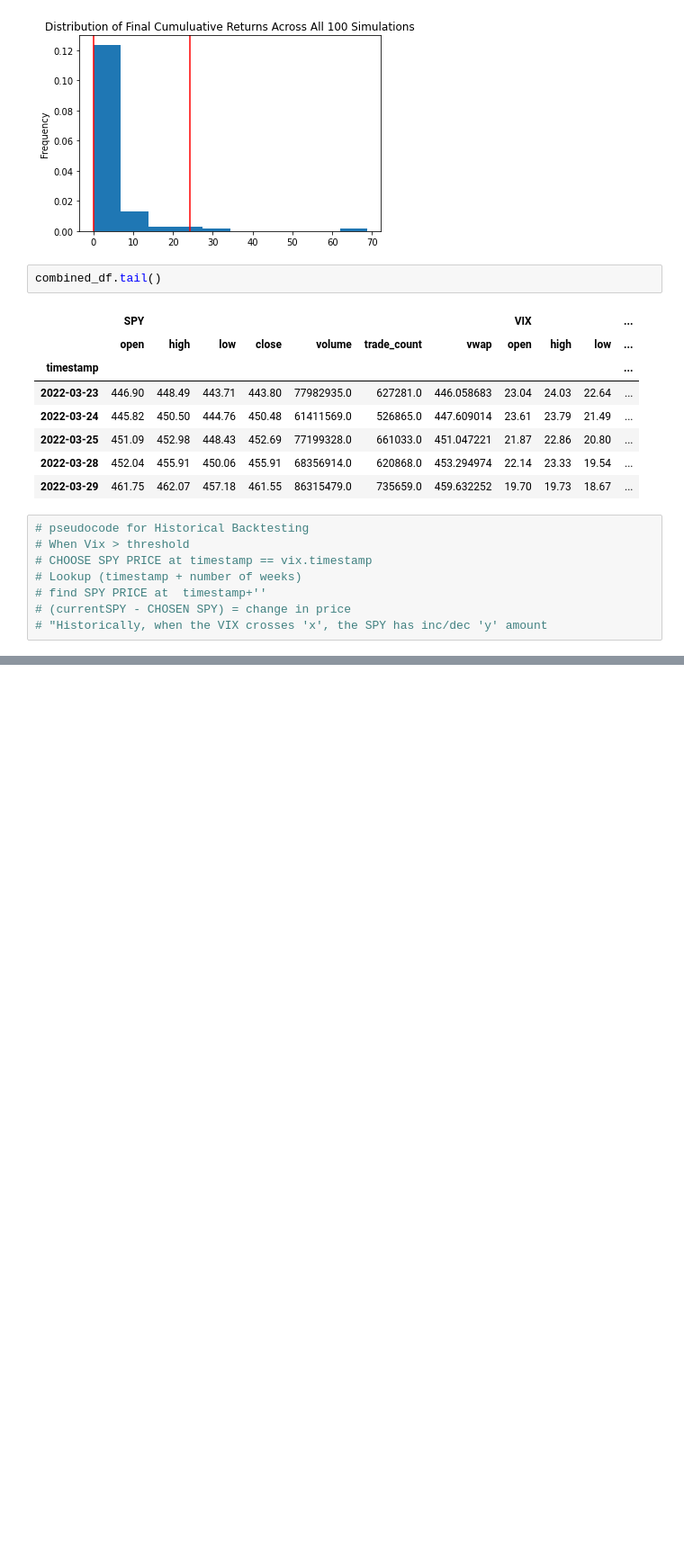
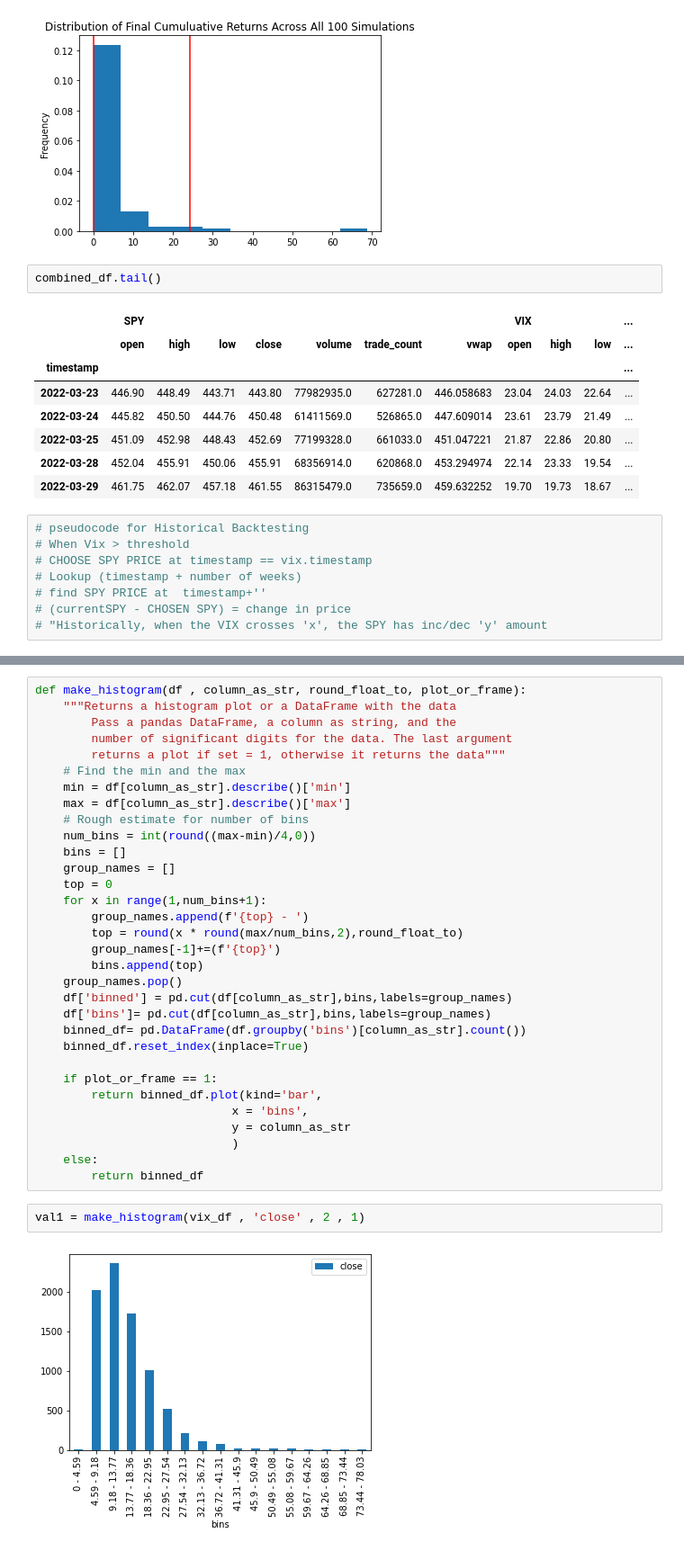
Before and after one commit to JoeHGeoghegan/VIX_Timing_The_Market, a Jupyter notebook: Notebooks/Laramie.ipynb, the cells around one changed output, grey strips where cells are left out. Shown at 90% size. Cells and saved outputs as stored; diff of their text form; blank space fills up the shorter version.

```diff
--- a/Notebooks/Laramie.ipynb
+++ b/Notebooks/Laramie.ipynb
@@ -164,0 +208,36 @@ combined_df.tail()
+# %%
+def make_histogram(df , column_as_str, round_float_to, plot_or_frame):
+    """Returns a histogram plot or a DataFrame with the data
+        Pass a pandas DataFrame, a column as string, and the
+        number of significant digits for the data. The last argument
+        returns a plot if set = 1, otherwise it returns the data"""
+    # Find the min and the max
+    min = df[column_as_str].describe()['min']
+    max = df[column_as_str].describe()['max']
+    # Rough estimate for number of bins
+    num_bins = int(round((max-min)/4,0))
+    bins = []
+    group_names = []
+    top = 0
+    for x in range(1,num_bins+1):
+        group_names.append(f'{top} - ')
+        top = round(x * round(max/num_bins,2),round_float_to)
+        group_names[-1]+=(f'{top}')
+        bins.append(top)
+    group_names.pop()
+    df['binned'] = pd.cut(df[column_as_str],bins,labels=group_names)
+    df['bins']= pd.cut(df[column_as_str],bins,labels=group_names)
+    binned_df= pd.DataFrame(df.groupby('bins')[column_as_str].count())
+    binned_df.reset_index(inplace=True)
+
+    if plot_or_frame == 1:
+        return binned_df.plot(kind='bar',
+                            x = 'bins',
+                            y = column_as_str
+                            )
+    else:
+        return binned_df
+# %%
+val1 = make_histogram(vix_df , 'close' , 2 , 1)
+# %% [output]
+[figure, added]
```
Also changed, not shown: parts of 1 cell of this notebook, 1 other file.
